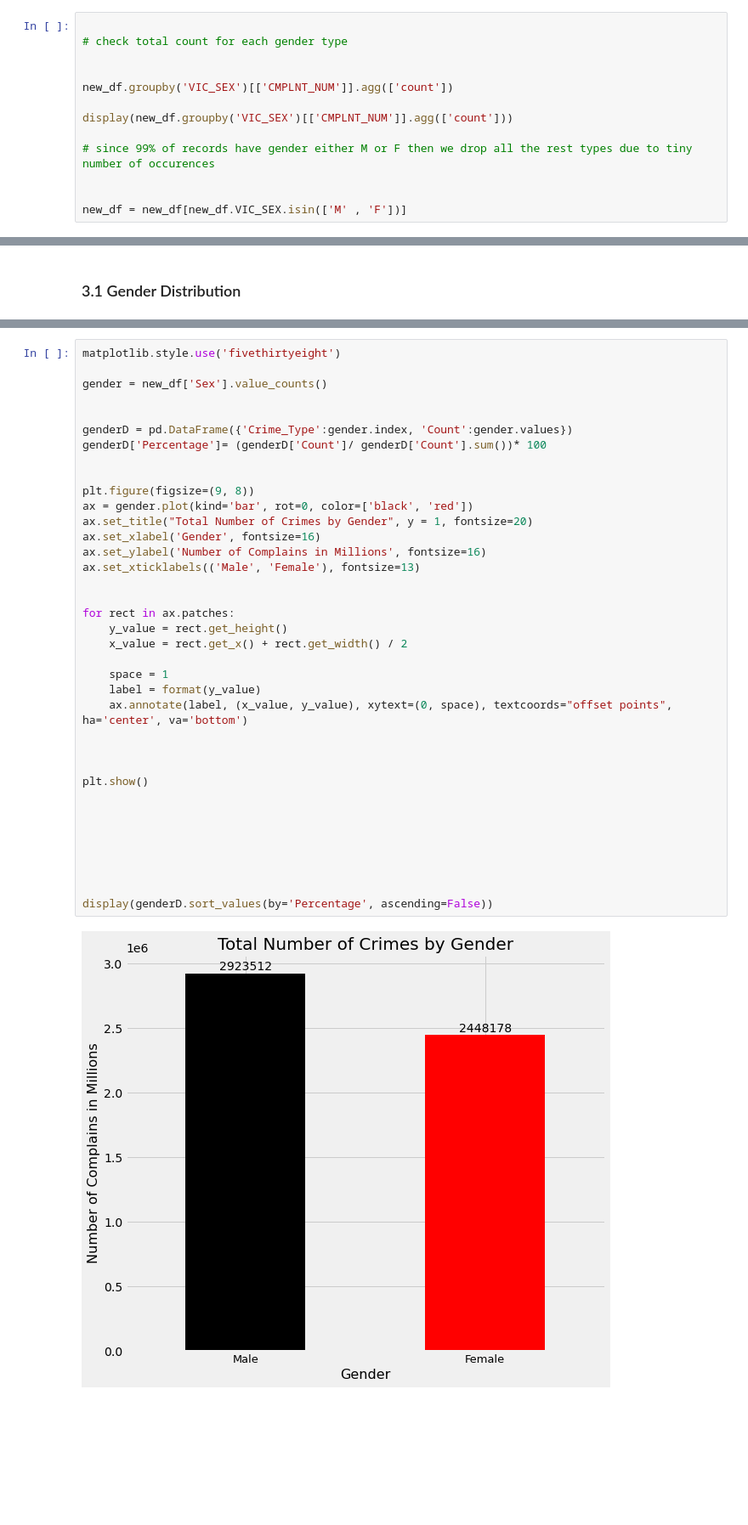
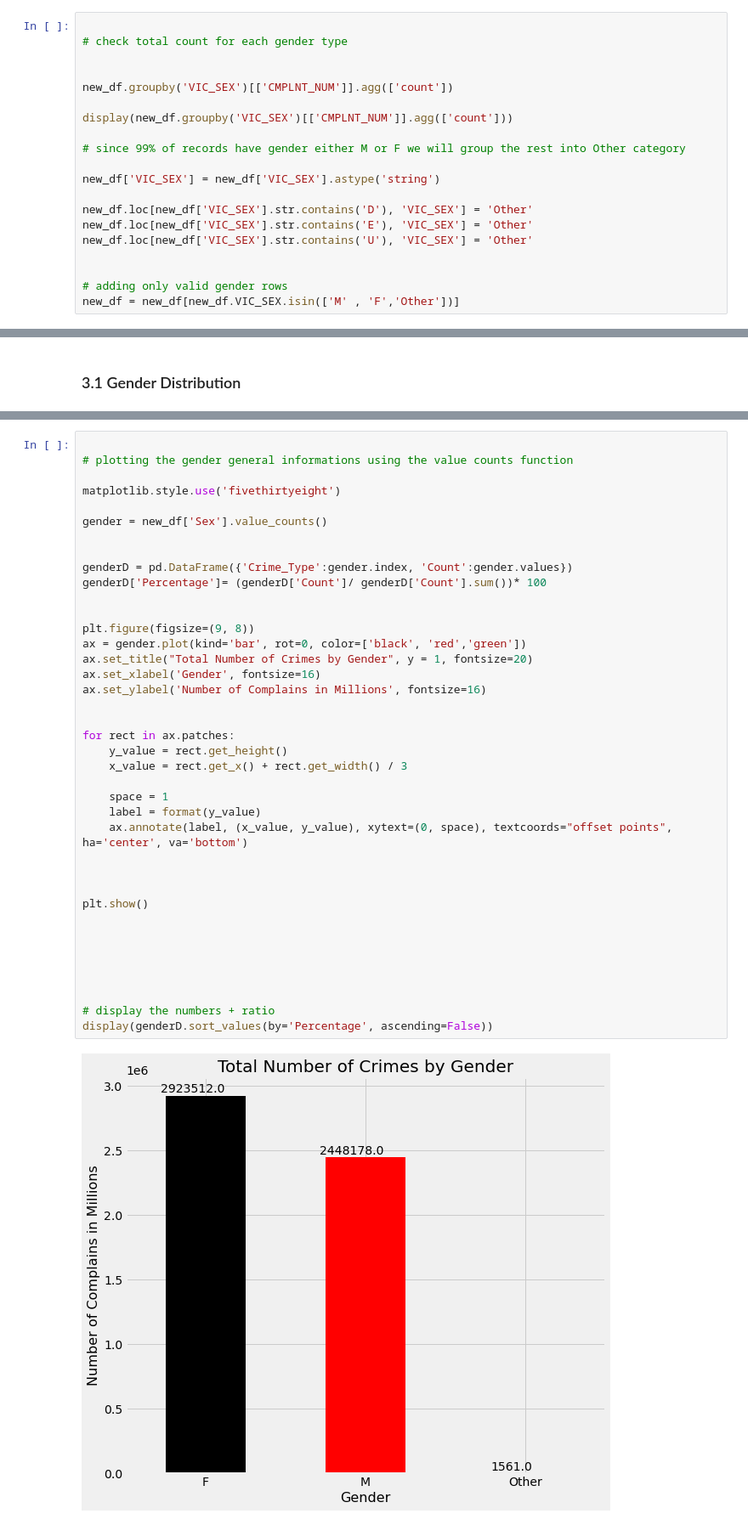
Before and after one commit to moutasam/NYC-Complaints-Python-Project, a Jupyter notebook: NYC Crimes Analysis.ipynb, the cells around one changed output, grey strips where cells are left out. Shown at 85% size. Cells and saved outputs as stored; diff of their text form; blank space fills up the shorter version.

```diff
--- a/NYC Crimes Analysis.ipynb
+++ b/NYC Crimes Analysis.ipynb
@@ -280,10 +279,17 @@ new_df.groupby('VIC_SEX')[['CMPLNT_NUM']].agg(['count'])
 
 display(new_df.groupby('VIC_SEX')[['CMPLNT_NUM']].agg(['count']))
 
-# since 99% of records have gender either M or F then we drop all the rest types due to tiny number of occurences
+# since 99% of records have gender either M or F we will group the rest into Other category
+
+new_df['VIC_SEX'] = new_df['VIC_SEX'].astype('string')
+
+new_df.loc[new_df['VIC_SEX'].str.contains('D'), 'VIC_SEX'] = 'Other'
+new_df.loc[new_df['VIC_SEX'].str.contains('E'), 'VIC_SEX'] = 'Other'
+new_df.loc[new_df['VIC_SEX'].str.contains('U'), 'VIC_SEX'] = 'Other'
 
 
-new_df = new_df[new_df.VIC_SEX.isin(['M' , 'F'])]
+# adding only valid gender rows
+new_df = new_df[new_df.VIC_SEX.isin(['M' , 'F','Other'])]
 # %% [output]
 |  | CMPLNT_NUM |
 |  | count |
@@ -447,40 +458,42 @@ def millions_formatter(x, pos):
 # %%
+
+# plotting the gender general informations using the value counts function
+
 matplotlib.style.use('fivethirtyeight')
 
 gender = new_df['Sex'].value_counts()
 
 
 genderD = pd.DataFrame({'Crime_Type':gender.index, 'Count':gender.values})
 genderD['Percentage']= (genderD['Count']/ genderD['Count'].sum())* 100
 
 
 plt.figure(figsize=(9, 8))
-ax = gender.plot(kind='bar', rot=0, color=['black', 'red'])
+ax = gender.plot(kind='bar', rot=0, color=['black', 'red','green'])
 ax.set_title("Total Number of Crimes by Gender", y = 1, fontsize=20)
 ax.set_xlabel('Gender', fontsize=16)
 ax.set_ylabel('Number of Complains in Millions', fontsize=16)
-ax.set_xticklabels(('Male', 'Female'), fontsize=13)
 
 
 for rect in ax.patches:
     y_value = rect.get_height()
-    x_value = rect.get_x() + rect.get_width() / 2
+    x_value = rect.get_x() + rect.get_width() / 3
 
     space = 1
     label = format(y_value)
     ax.annotate(label, (x_value, y_value), xytext=(0, space), textcoords="offset points", ha='center', va='bottom')
 
 
 
 plt.show()
 
 
 
 
 
 
-
+# display the numbers + ratio
 display(genderD.sort_values(by='Percentage', ascending=False))
 # %% [output]
-[figure, old version]
+[figure, new version]
 |  | Crime_Type | Count | Percentage |
```
Also changed, not shown: parts of 24 cells of this notebook.
